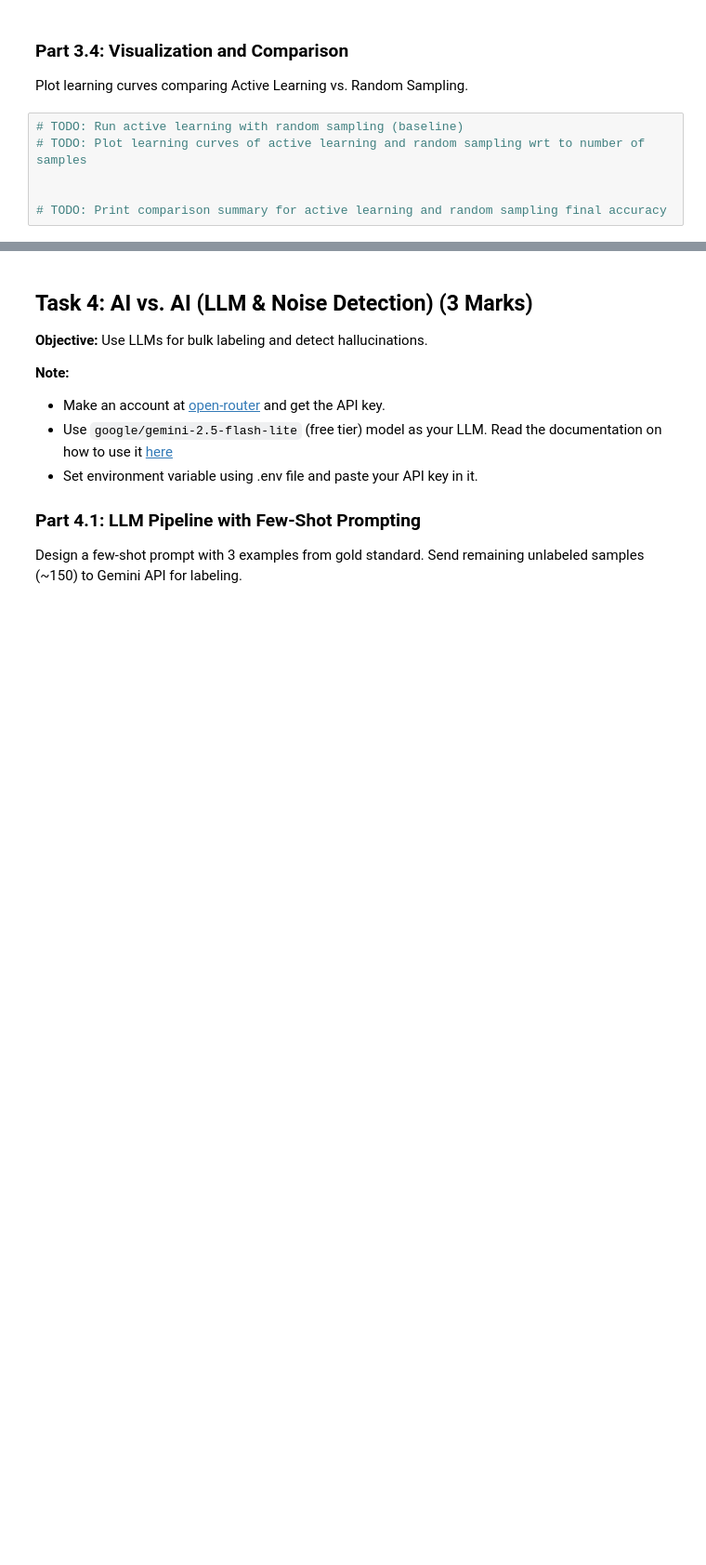
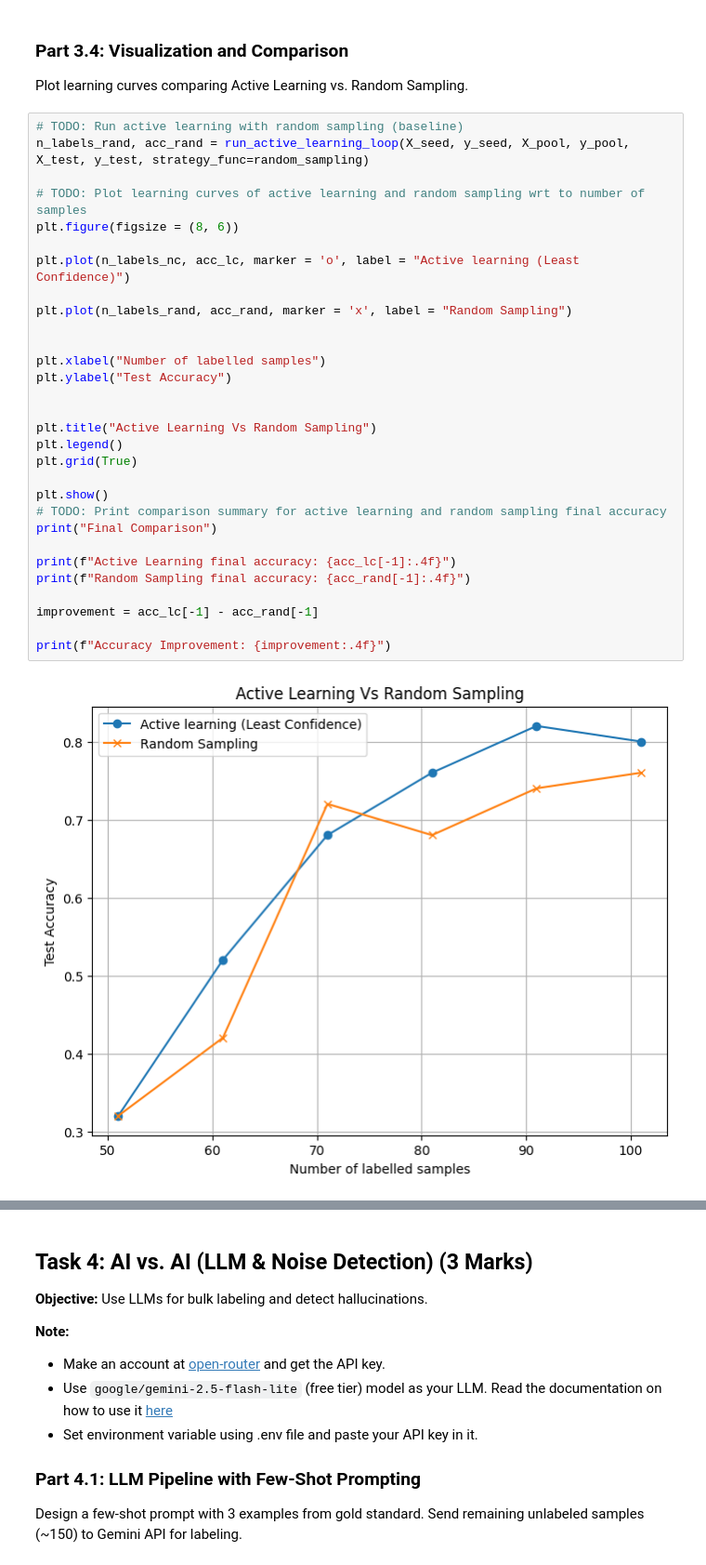
Before and after one commit to Diver202/STTAI-Assignment, a Jupyter notebook: assignment2_stt.ipynb, the cells around one changed output, grey strips where cells are left out. Shown at 93% size. Saved outputs shown, nothing was run; the diff lists cells and outputs as text; blank space fills up the shorter version.

```diff
--- a/assignment2_stt.ipynb
+++ b/assignment2_stt.ipynb
@@ -888,7 +914,33 @@ def run_active_learning_loop(X_seed, y_seed, X_pool, y_pool, X_test, y_test,
 Plot learning curves comparing Active Learning vs. Random Sampling.
 # %%
 # TODO: Run active learning with random sampling (baseline)
+n_labels_rand, acc_rand = run_active_learning_loop(X_seed, y_seed, X_pool, y_pool, X_test, y_test, strategy_func=random_sampling)
+
 # TODO: Plot learning curves of active learning and random sampling wrt to number of samples
+plt.figure(figsize = (8, 6))
+
+plt.plot(n_labels_nc, acc_lc, marker = 'o', label = "Active learning (Least Confidence)")
+
+plt.plot(n_labels_rand, acc_rand, marker = 'x', label = "Random Sampling")
 
 
+plt.xlabel("Number of labelled samples")
+plt.ylabel("Test Accuracy")
+
+
+plt.title("Active Learning Vs Random Sampling")
+plt.legend()
+plt.grid(True)
+
+plt.show()
 # TODO: Print comparison summary for active learning and random sampling final accuracy
+print("Final Comparison")
+
+print(f"Active Learning final accuracy: {acc_lc[-1]:.4f}")
+print(f"Random Sampling final accuracy: {acc_rand[-1]:.4f}")
+
+improvement = acc_lc[-1] - acc_rand[-1]
+
+print(f"Accuracy Improvement: {improvement:.4f}")
+# %% [output]
+[figure, added]
```
Also changed, not shown: parts of 2 cells of this notebook.
